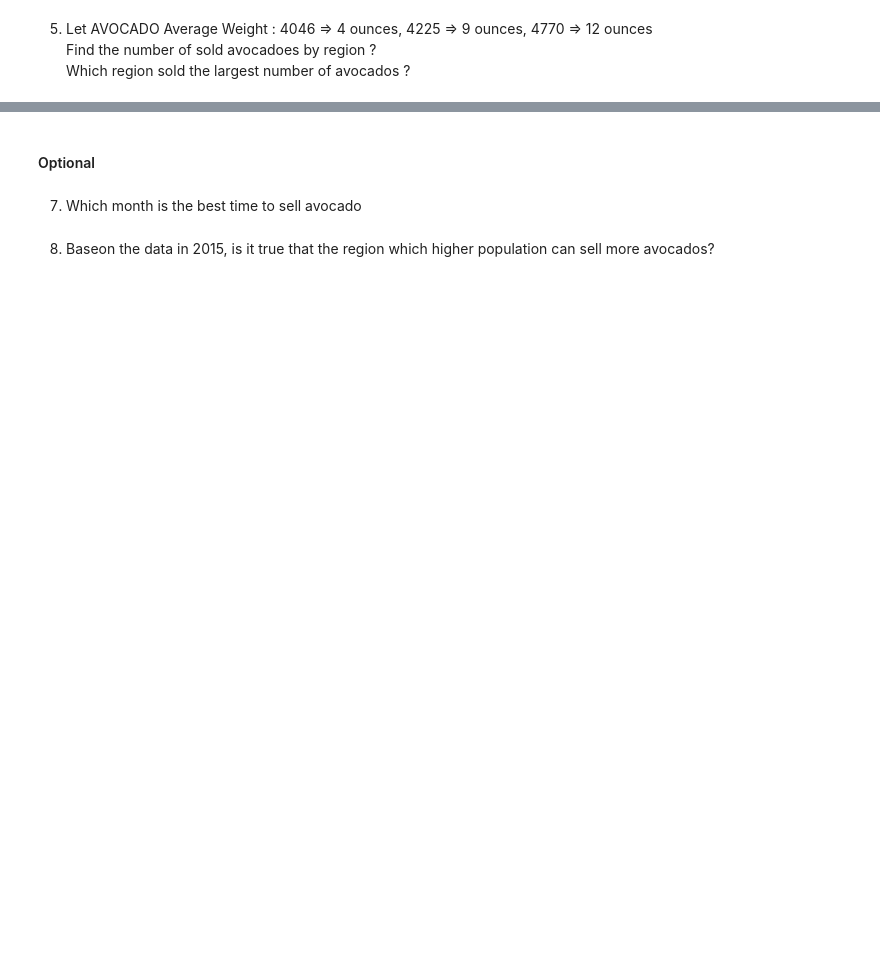
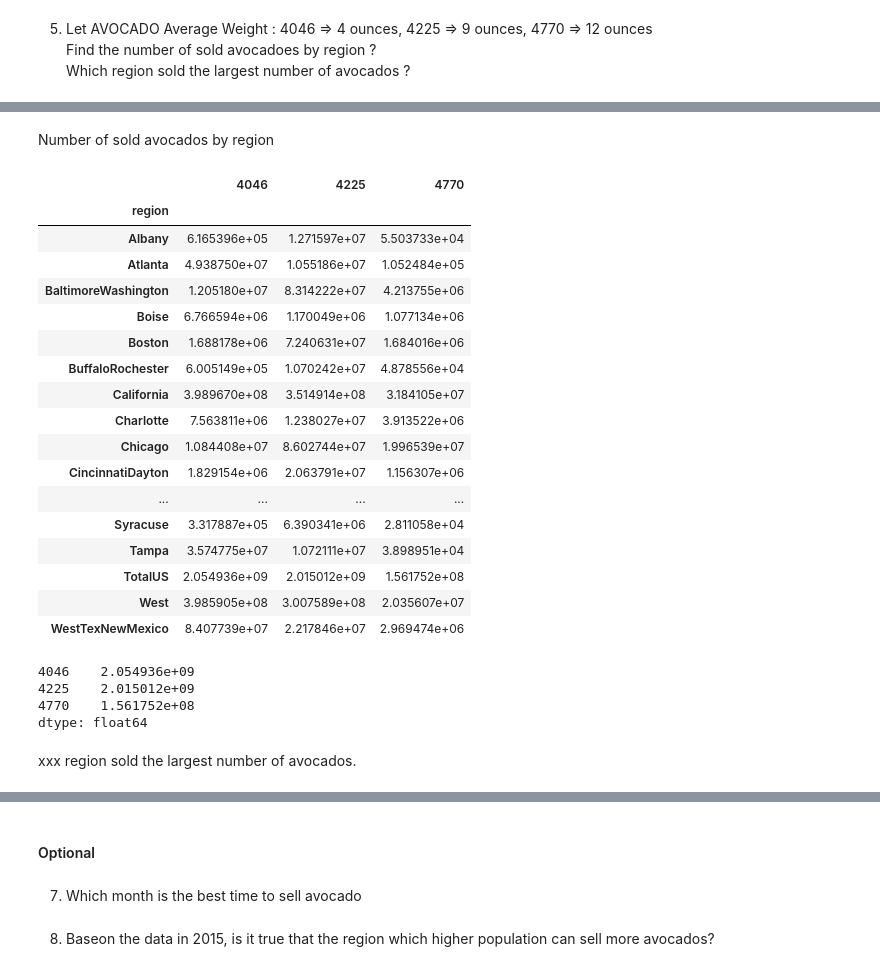
Before and after one commit to PimchanokD/Homework6-AVOCADO, a Jupyter notebook: HW06 Avocado.ipynb, the cells around one changed output, grey strips where cells are left out. Cells and saved outputs as stored; diff of their text form; code cells hidden in the pictures; blank space fills up the shorter version.

```diff
--- a/HW06 Avocado.ipynb
+++ b/HW06 Avocado.ipynb
@@ -152,0 +115,3 @@ region_income
+# %%
+df['Income'] = df['AveragePrice']*df['Total Volume']
+df['Income']
@@ -156,0 +166,32 @@ region_income
+# %% [markdown]
+Number of sold avocados by region
+# %%
+df.groupby('region')[['4046','4225','4770']].sum()
+# %% [output]
+|  | 4046 | 4225 | 4770 |
+| region |  |  |  |
+| Albany | 6.165396e+05 | 1.271597e+07 | 5.503733e+04 |
+| Atlanta | 4.938750e+07 | 1.055186e+07 | 1.052484e+05 |
+| BaltimoreWashington | 1.205180e+07 | 8.314222e+07 | 4.213755e+06 |
+| Boise | 6.766594e+06 | 1.170049e+06 | 1.077134e+06 |
+| Boston | 1.688178e+06 | 7.240631e+07 | 1.684016e+06 |
+| BuffaloRochester | 6.005149e+05 | 1.070242e+07 | 4.878556e+04 |
+| California | 3.989670e+08 | 3.514914e+08 | 3.184105e+07 |
+| Charlotte | 7.563811e+06 | 1.238027e+07 | 3.913522e+06 |
+| Chicago | 1.084408e+07 | 8.602744e+07 | 1.996539e+07 |
+| CincinnatiDayton | 1.829154e+06 | 2.063791e+07 | 1.156307e+06 |
+| ... | ... | ... | ... |
+| Syracuse | 3.317887e+05 | 6.390341e+06 | 2.811058e+04 |
+| Tampa | 3.574775e+07 | 1.072111e+07 | 3.898951e+04 |
+| TotalUS | 2.054936e+09 | 2.015012e+09 | 1.561752e+08 |
+| West | 3.985905e+08 | 3.007589e+08 | 2.035607e+07 |
+| WestTexNewMexico | 8.407739e+07 | 2.217846e+07 | 2.969474e+06 |
+# %%
+df.groupby('region')[['4046','4225','4770']].sum().max()
+# %% [output]
+4046    2.054936e+09
+4225    2.015012e+09
+4770    1.561752e+08
+dtype: float64
+# %% [markdown]
+xxx region sold the largest number of avocados.
```
Also changed, not shown: parts of 9 cells of this notebook.
